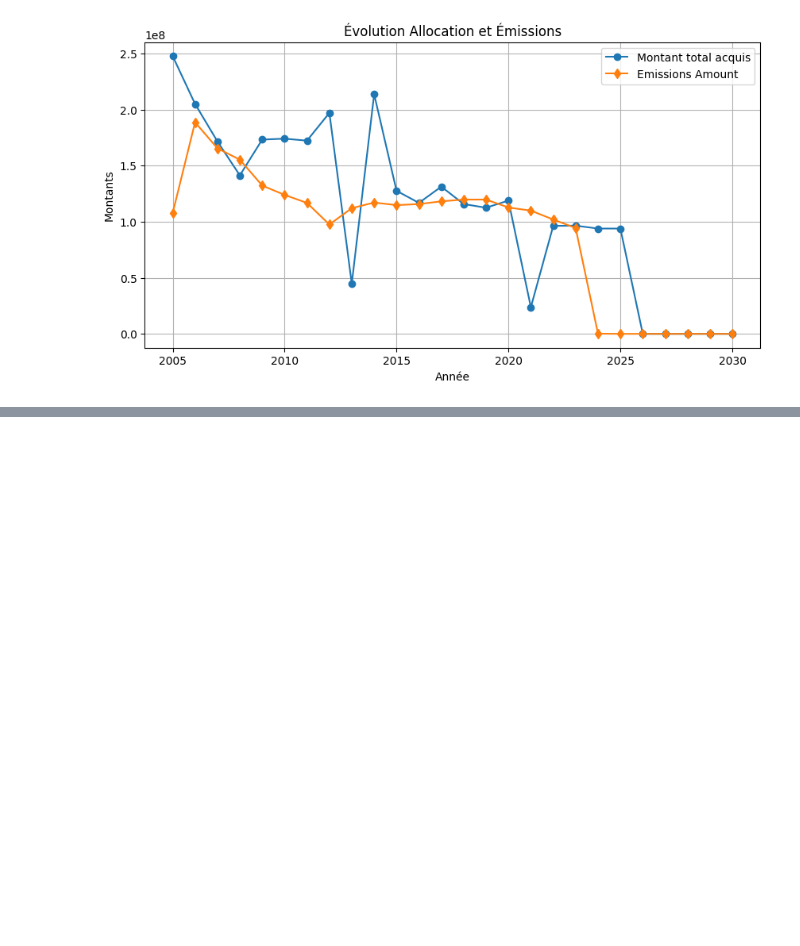
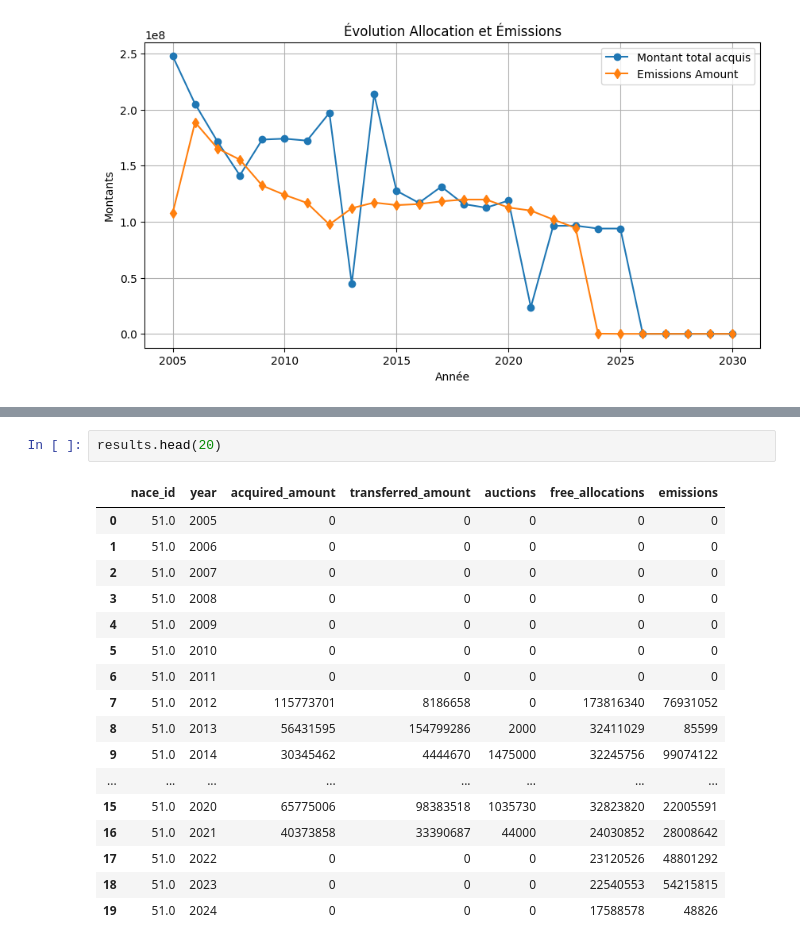
Before and after one commit to ZoeRouquie/Banking-EU-ETS, a Jupyter notebook: requetes BD EUTL.ipynb, the cells around one changed output, grey strips where cells are left out. Cells and saved outputs as stored; diff of their text form; blank space fills up the shorter version.

```diff
--- a/requetes BD EUTL.ipynb
+++ b/requetes BD EUTL.ipynb
@@ -266,0 +621,20 @@ plt.show()
+# %%
+results.head(20)
+# %% [output]
+|  | nace_id | year | acquired_amount | transferred_amount | auctions | free_allocations | emissions |
+| 0 | 51.0 | 2005 | 0 | 0 | 0 | 0 | 0 |
+| 1 | 51.0 | 2006 | 0 | 0 | 0 | 0 | 0 |
+| 2 | 51.0 | 2007 | 0 | 0 | 0 | 0 | 0 |
+| 3 | 51.0 | 2008 | 0 | 0 | 0 | 0 | 0 |
+| 4 | 51.0 | 2009 | 0 | 0 | 0 | 0 | 0 |
+| 5 | 51.0 | 2010 | 0 | 0 | 0 | 0 | 0 |
+| 6 | 51.0 | 2011 | 0 | 0 | 0 | 0 | 0 |
+| 7 | 51.0 | 2012 | 115773701 | 8186658 | 0 | 173816340 | 76931052 |
+| 8 | 51.0 | 2013 | 56431595 | 154799286 | 2000 | 32411029 | 85599 |
+| 9 | 51.0 | 2014 | 30345462 | 4444670 | 1475000 | 32245756 | 99074122 |
+| ... | ... | ... | ... | ... | ... | ... | ... |
+| 15 | 51.0 | 2020 | 65775006 | 98383518 | 1035730 | 32823820 | 22005591 |
+| 16 | 51.0 | 2021 | 40373858 | 33390687 | 44000 | 24030852 | 28008642 |
+| 17 | 51.0 | 2022 | 0 | 0 | 0 | 23120526 | 48801292 |
+| 18 | 51.0 | 2023 | 0 | 0 | 0 | 22540553 | 54215815 |
+| 19 | 51.0 | 2024 | 0 | 0 | 0 | 17588578 | 48826 |
```
Also changed, not shown: parts of 23 cells of this notebook, 2 other files.
